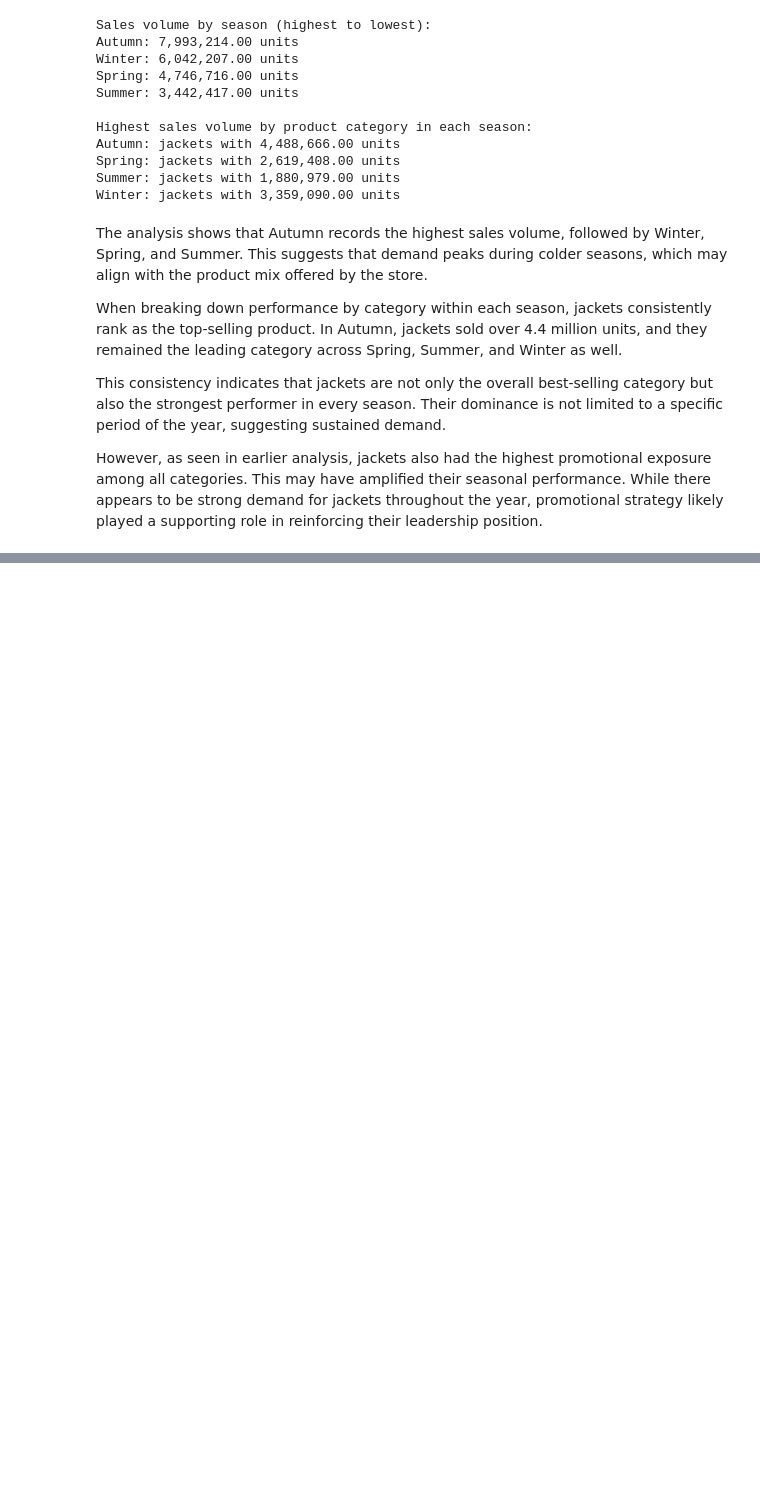
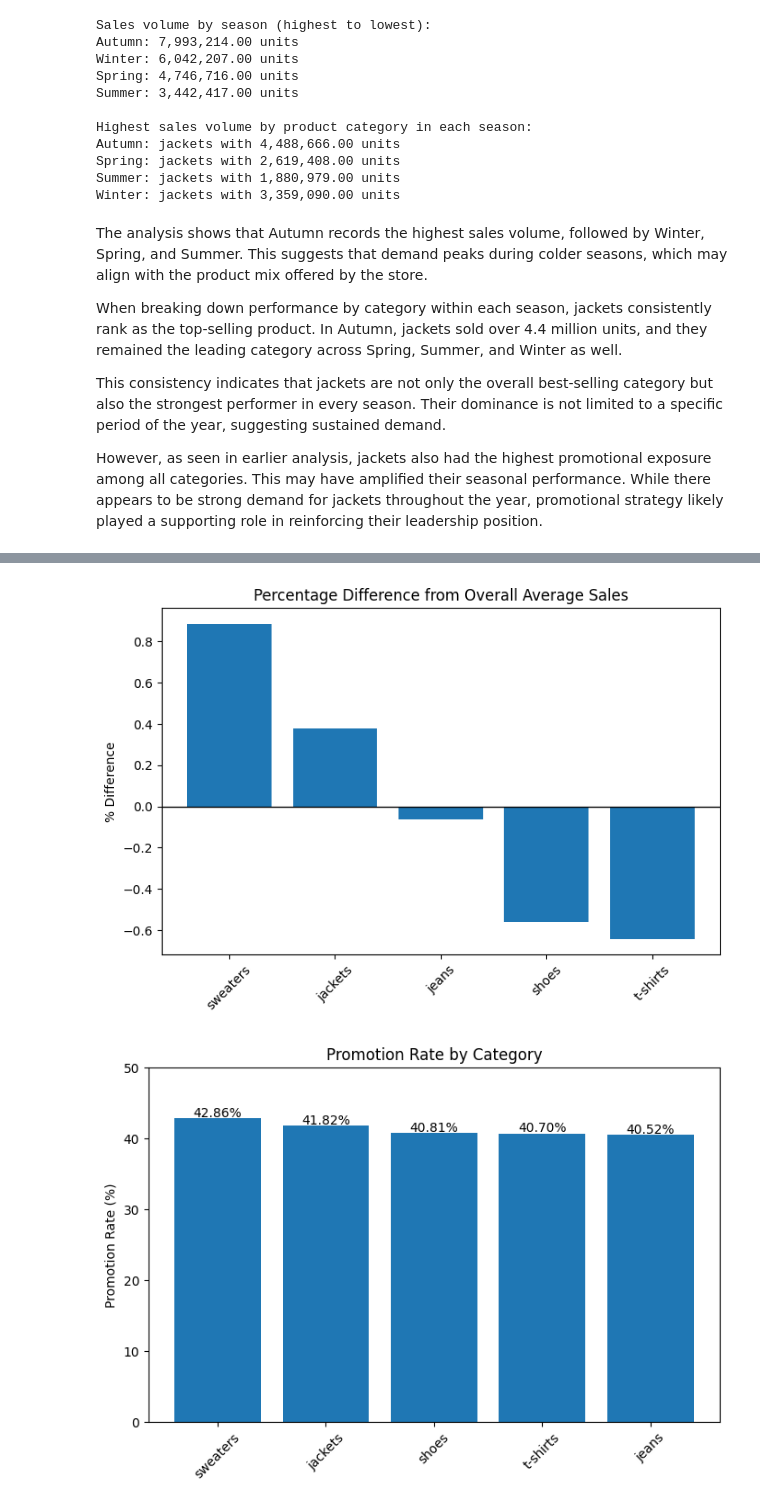
Before and after one commit to SantiLopBla/Zara-Sales-EDA, a Jupyter notebook: analysis.ipynb, the cells around one changed output, grey strips where cells are left out. Drawn from its saved outputs; the diff is of its cells as text; code cells hidden in the pictures; blank space fills up the shorter version.

```diff
--- a/analysis.ipynb
+++ b/analysis.ipynb
@@ -365,0 +384,36 @@ Overall, the store depends heavily on jackets. While this reflects strong positi
+# %%
+# Visualize percentage difference from overall average sales by category
+
+# Calculate average sales volume per category
+avg_sales = zara_df.groupby('terms')['sales volume'].mean()
+
+# Calculate percentage difference from the overall average
+percentage_diff = (avg_sales / avg_sales.mean() - 1) * 100
+
+# Sort values from highest to lowest
+percentage_diff = percentage_diff.sort_values(ascending=False)
+
+#Visualize percentage difference from overall average sales by category
+plt.figure(figsize=(8,5))
+plt.bar(percentage_diff.index, percentage_diff.values)
+plt.title('Percentage Difference from Overall Average Sales')
+plt.ylabel('% Difference')
+plt.xticks(rotation=45)
+plt.axhline(0, color='black', linewidth=1)
+plt.show()
+
+#Visualize promotion rate by category
+promo_rate = zara_df.groupby('terms')['promotion'].mean() * 100
+promo_rate = promo_rate.sort_values(ascending=False)
+plt.figure(figsize=(8,5))
+bars = plt.bar(promo_rate.index, promo_rate.values)
+plt.title('Promotion Rate by Category')
+plt.ylabel('Promotion Rate (%)')
+plt.xticks(rotation=45)
+for i, v in enumerate(promo_rate.values): # Add percentage labels on top of bars
+    plt.text(i, v + 0.2, f"{v:.2f}%", ha='center')
+plt.ylim(0, 50)  # set limit to make differences visible
+plt.show()
+# %% [output]
+[figure, added]
+[figure, added]
```
Also changed, not shown: parts of 3 cells of this notebook.
